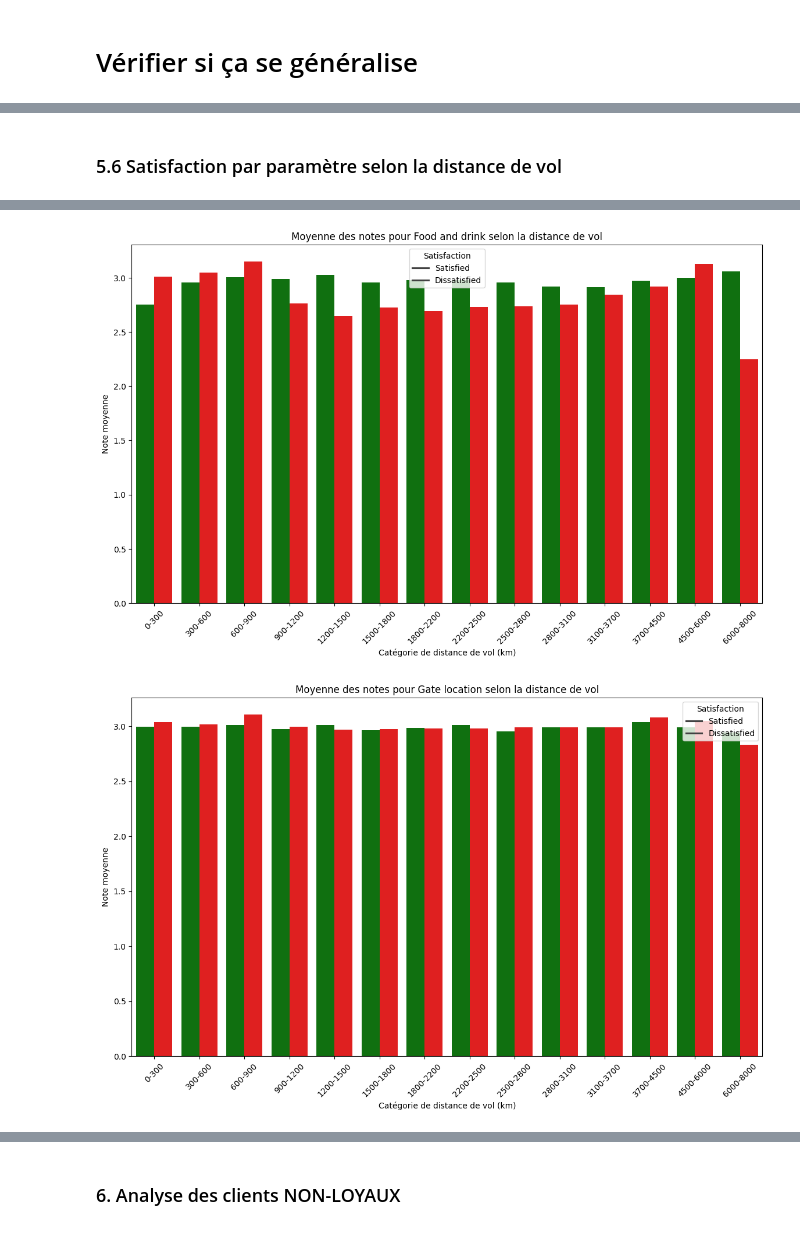
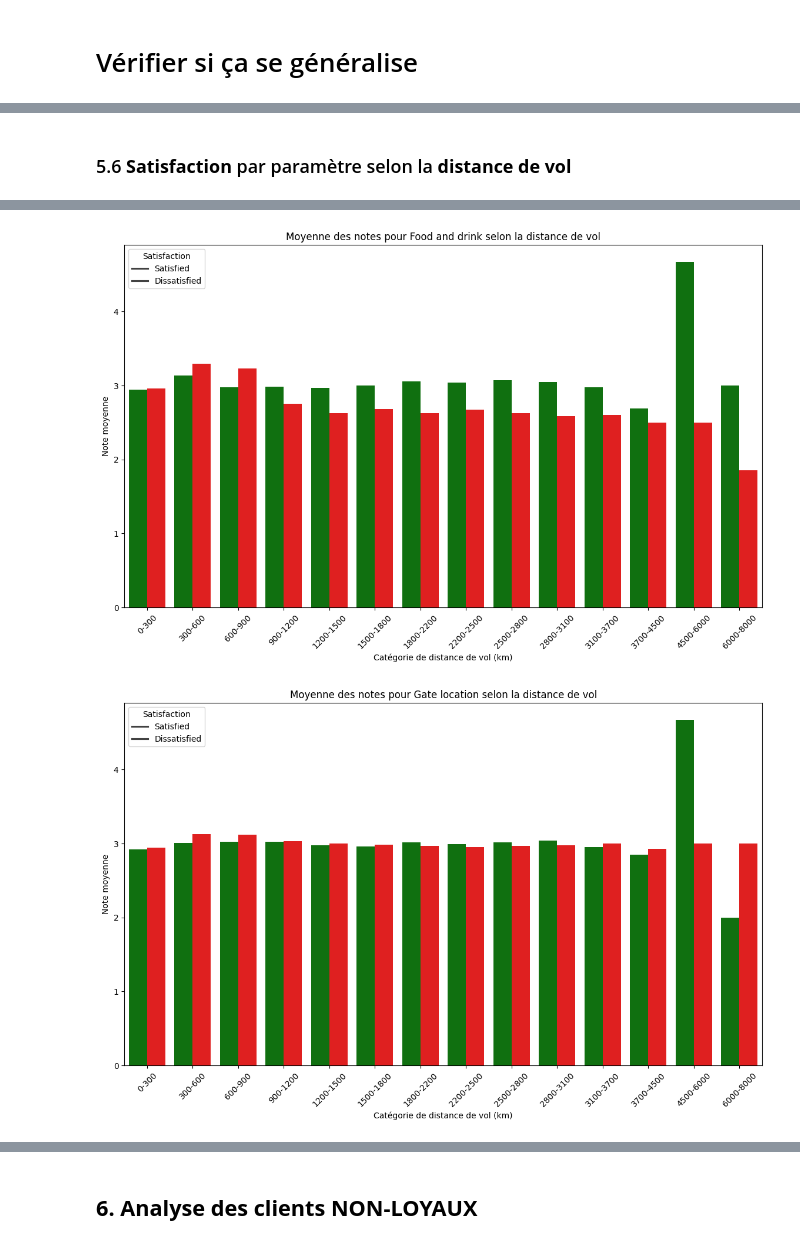
Before and after one commit to Artorius104/HappyFlight, a Jupyter notebook: satisfaction_analysis.ipynb, the cells around one changed output, grey strips where cells are left out. Saved outputs shown, nothing was run; the diff lists cells and outputs as text; code cells hidden in the pictures.

```diff
--- a/satisfaction_analysis.ipynb
+++ b/satisfaction_analysis.ipynb
@@ -107,10 +112,10 @@ plt.show()
 ## Distribution de la majorité entre 20 et 60 ans
 # %%
 # Filtrer les données pour les âges entre 20 et 60 ans
-age_filtered_df = df.filter((df.Age >= 20) & (df.Age <= 60))
+df_age_filtered = df.filter((df.Age >= 20) & (df.Age <= 60))
 
 # Sélectionner la colonne d'âge et convertir en DataFrame Pandas
-age_dist_filtered = age_filtered_df.select("Age").toPandas()
+age_dist_filtered = df_age_filtered.select("Age").toPandas()
 
 # Afficher l'histogramme de la distribution de l'âge filtré
 plt.figure(figsize=(10, 6))
@@ -172,5 +177,5 @@ plt.show()
 # %% [markdown]
 ## **5. Analyse des clients LOYAUX**
 # %%
-loyal_customers_df = age_filtered_df.filter(age_filtered_df["Customer Type"] == "Loyal Customer")
+df_loyal = df_age_filtered.filter(age_filtered_df["Customer Type"] == "Loyal Customer")
 # %% [markdown]
@@ -255,5 +281,4 @@ plt.show()
 # %%
-# filtered_df = df.filter((df["Customer Type"] == "Loyal Customer"))
-filtered_df = df.filter((df["Customer Type"] == "Loyal Customer") & (df["Class"] == "Eco"))
+df_loyal_eco = df_loyal.filter((df["Customer Type"] == "Loyal Customer") & (df["Class"] == "Eco"))
 # %%
 # Séparer les clients satisfaits et insatisfaits
@@ -373,11 +410,8 @@ Passing `palette` without assigning `hue` is deprecated and will be removed in v
 # %% [markdown]
-### 5.6 Satisfaction par paramètre selon la distance de vol
+### 5.6 **Satisfaction** par paramètre selon la **distance de vol**
 # %%
-# Filtrer les clients loyaux
-df_loyal = df.filter(col("Customer Type") == "Loyal Customer")
-
 # Convertir en DataFrame Pandas pour faciliter la manipulation
-df_loyal_pd = df_loyal.select("Flight Distance", "satisfaction", "Seat comfort", "Departure/Arrival time convenient",
+df_loyal_pd = df_loyal_eco.select("Flight Distance", "satisfaction", "Seat comfort", "Departure/Arrival time convenient",
                               "Food and drink", "Gate location", "Inflight wifi service", "Inflight entertainment",
                               "Online support", "Ease of Online booking", "On-board service", "Leg room service",
                               "Baggage handling", "Checkin service", "Cleanliness", "Online boarding").toPandas()
@@ -427,2 +461,2 @@ for param in params:
-[figure, old version]
+[figure, new version]
-[figure, old version]
+[figure, new version]
@@ -439,3 +473,3 @@ for param in params:
 # %% [markdown]
-### 6. Analyse des clients NON-LOYAUX
+## **6. Analyse des clients NON-LOYAUX**
 # %%
```
Also changed, not shown: parts of 34 cells of this notebook.
